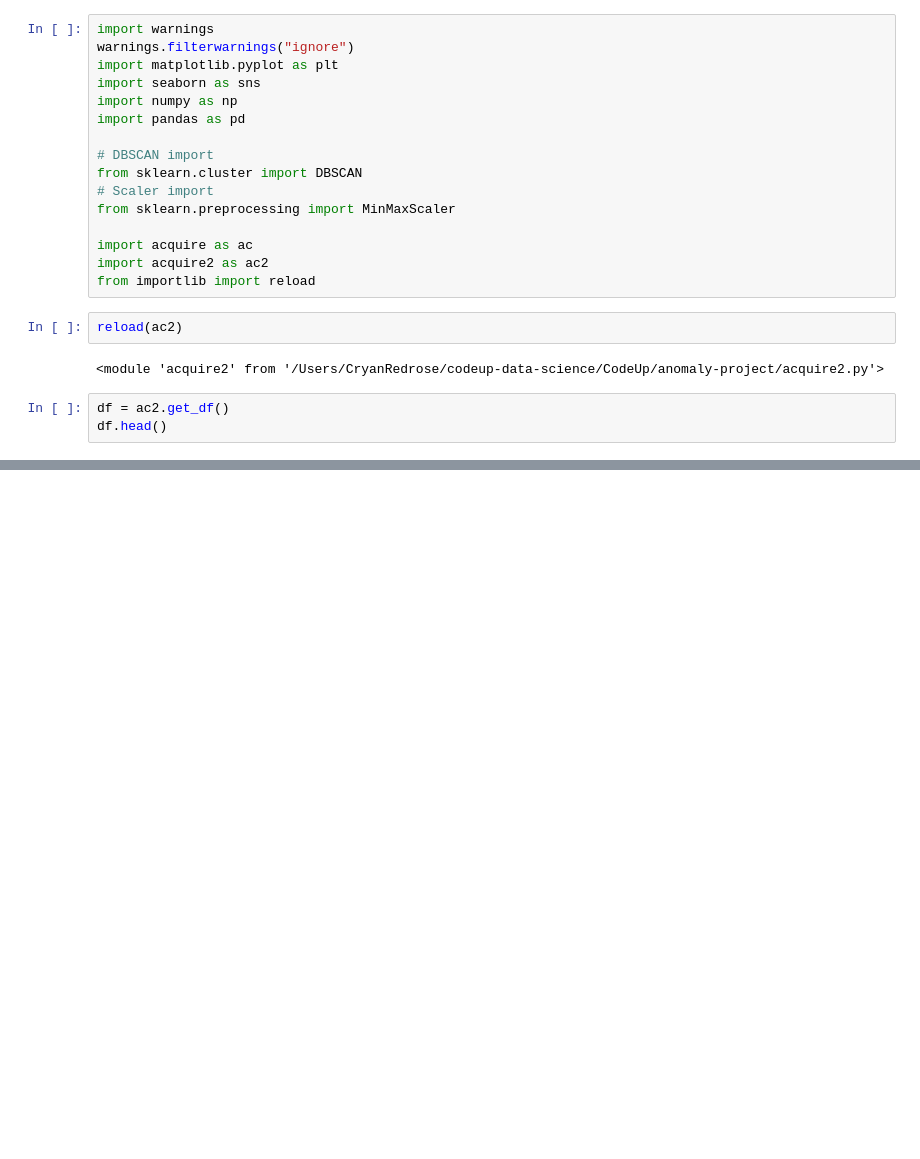
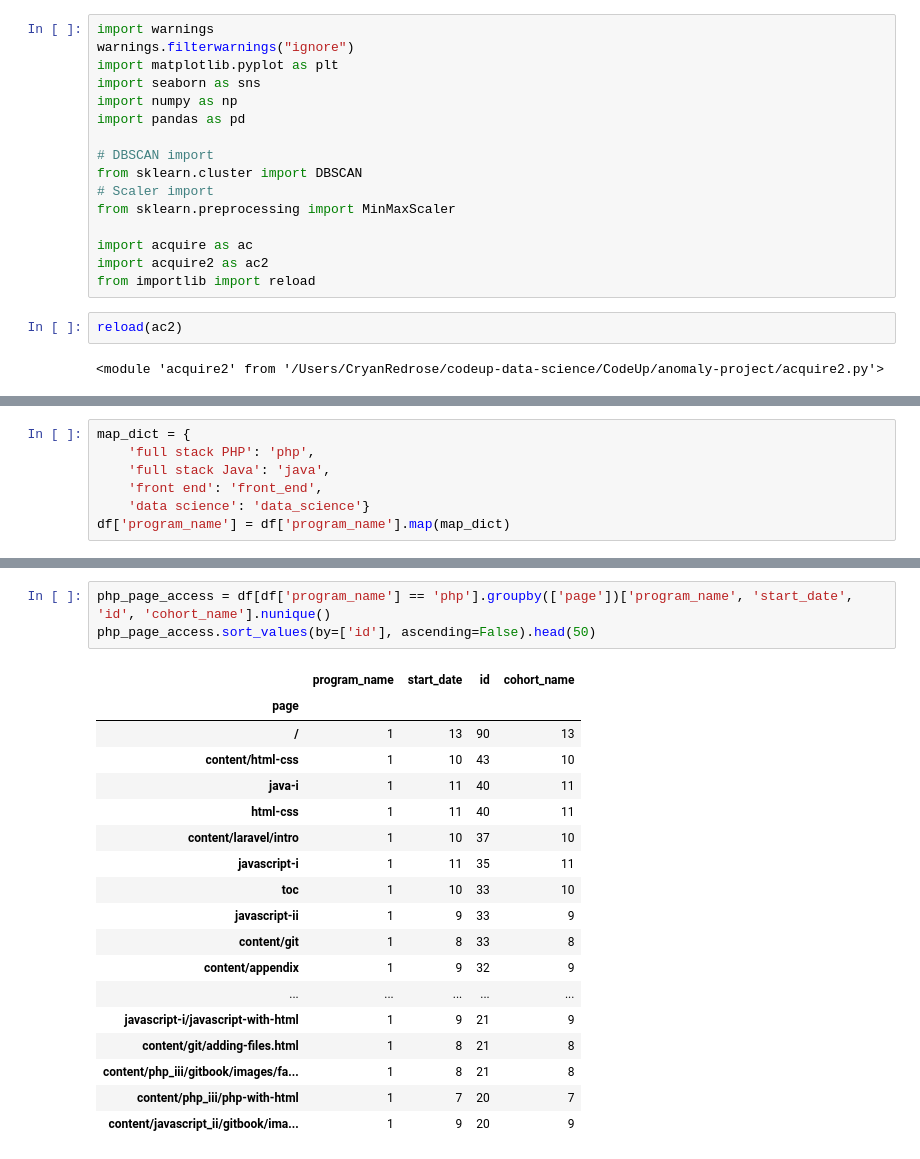
Before and after one commit to codeupdonuts/anomaly-project, a Jupyter notebook: jcrosenberger-notebook.ipynb, the cells around one changed output, grey strips where cells are left out. Drawn from its saved outputs; the diff is of its cells as text; blank space fills up the shorter version.

```diff
--- a/jcrosenberger-notebook.ipynb
+++ b/jcrosenberger-notebook.ipynb
@@ -30,6 +30,3 @@ from importlib import reload
 reload(ac2)
 # %% [output]
 <module 'acquire2' from '/Users/CryanRedrose/codeup-data-science/CodeUp/anomaly-project/acquire2.py'>
-# %%
-df = ac2.get_df()
-df.head()
@@ -42,0 +44,7 @@ df.head()
+# %%
+map_dict = {
+    'full stack PHP': 'php',
+    'full stack Java': 'java',
+    'front end': 'front_end',
+    'data science': 'data_science'}
+df['program_name'] = df['program_name'].map(map_dict)
@@ -62,0 +144,22 @@ first_cohort = df[df['cohort_name'] == 'Arches'].groupby(['user_id'])['date', 'e
+# %%
+php_page_access = df[df['program_name'] == 'php'].groupby(['page'])['program_name', 'start_date', 'id', 'cohort_name'].nunique()
+php_page_access.sort_values(by=['id'], ascending=False).head(50)
+# %% [output]
+|  | program_name | start_date | id | cohort_name |
+| page |  |  |  |  |
+| / | 1 | 13 | 90 | 13 |
+| content/html-css | 1 | 10 | 43 | 10 |
+| java-i | 1 | 11 | 40 | 11 |
+| html-css | 1 | 11 | 40 | 11 |
+| content/laravel/intro | 1 | 10 | 37 | 10 |
+| javascript-i | 1 | 11 | 35 | 11 |
+| toc | 1 | 10 | 33 | 10 |
+| javascript-ii | 1 | 9 | 33 | 9 |
+| content/git | 1 | 8 | 33 | 8 |
+| content/appendix | 1 | 9 | 32 | 9 |
+| ... | ... | ... | ... | ... |
+| javascript-i/javascript-with-html | 1 | 9 | 21 | 9 |
+| content/git/adding-files.html | 1 | 8 | 21 | 8 |
+| content/php_iii/gitbook/images/fa... | 1 | 8 | 21 | 8 |
+| content/php_iii/php-with-html | 1 | 7 | 20 | 7 |
+| content/javascript_ii/gitbook/ima... | 1 | 9 | 20 | 9 |
```
Also changed, not shown: parts of 19 cells of this notebook, 1 other file.
